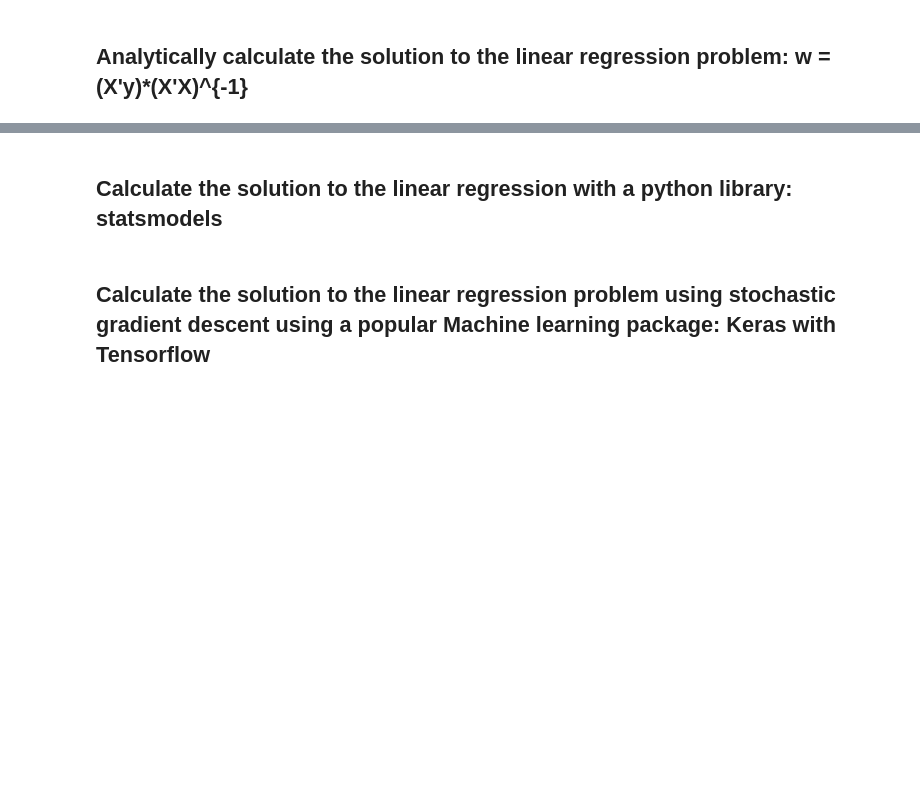
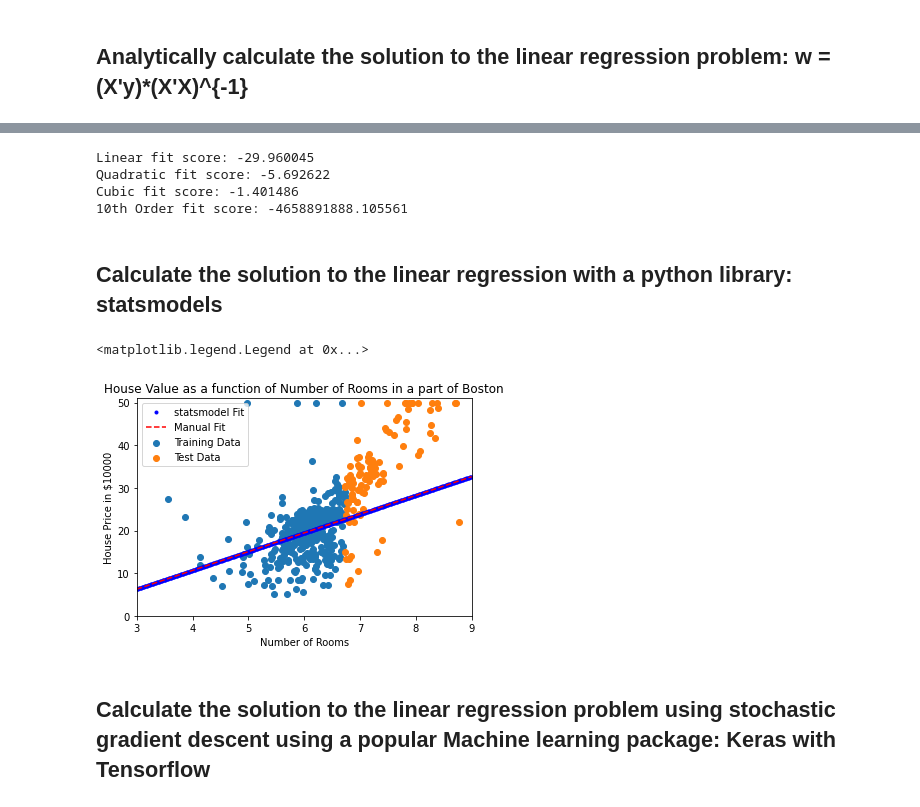
Before and after one commit to awikner/CHyPP, a Jupyter notebook: TREND_polynomial_regression.ipynb, the cells around one changed output, grey strips where cells are left out. Drawn from its saved outputs; the diff is of its cells as text; code cells hidden in the pictures; blank space fills up the shorter version.

```diff
--- a/TREND_polynomial_regression.ipynb
+++ b/TREND_polynomial_regression.ipynb
@@ -52,19 +99,41 @@ plt.ylabel('House Price in $10000')
+# %%
+from sklearn.metrics import r2_score
+
+score = r2_score(y_test, (X_test-X_mean)*w)
+score2 = reg2.score(poly2.fit_transform(X_test-X_mean),y_test)
+score3 = reg3.score(poly3.fit_transform(X_test-X_mean),y_test)
+score10 = reg10.score(poly10.fit_transform(X_test-X_mean),y_test)
+print('Linear fit score: %f' % score)
+print('Quadratic fit score: %f' % score2)
+print('Cubic fit score: %f' % score3)
+print('10th Order fit score: %f' % score10)
+# %% [output]
+Linear fit score: -29.960045
+Quadratic fit score: -5.692622
+Cubic fit score: -1.401486
+10th Order fit score: -4658891888.105561
 # %% [markdown]
 ## Calculate the solution to the linear regression with a python library: statsmodels
 # %%
 import statsmodels.api as sm
 
 
 # Note the difference in argument order
-model = sm.OLS(y, X).fit()
-predictions = model.predict(Xlin) # make the predictions by the model
-plt.plot(Xlin, predictions, 'b.')
-plt.plot(Xlin, np.dot(Xlin,w), 'r--')
-plt.scatter(X, y)
-
+model = sm.OLS(y_train, X_train).fit()
+predictions = model.predict(Xlin-X_mean)+y_mean # make the predictions by the model
+plt.plot(Xlin, predictions, 'b.',label = 'statsmodel Fit')
+plt.plot(Xlin, np.dot(Xlin-X_mean,w)+y_mean, 'r--',label = 'Manual Fit')
+plt.scatter(X_train + X_mean, y_train + y_mean,label = 'Training Data')
+plt.scatter(X_test + X_mean, y_test + y_mean, label = 'Test Data')
 plt.title('House Value as a function of Number of Rooms in a part of Boston')
 plt.xlabel('Number of Rooms')
 plt.ylabel('House Price in $10000')
+plt.xlim((3,9))
+plt.ylim((0,51))
+plt.legend()
+# %% [output]
+<matplotlib.legend.Legend at 0x...>
+[figure, added]
 # %% [markdown]
 ## Calculate the solution to the linear regression problem using stochastic gradient descent using a popular Machine learning package: Keras with Tensorflow
 # %%
```
Also changed, not shown: parts of 17 cells of this notebook.
